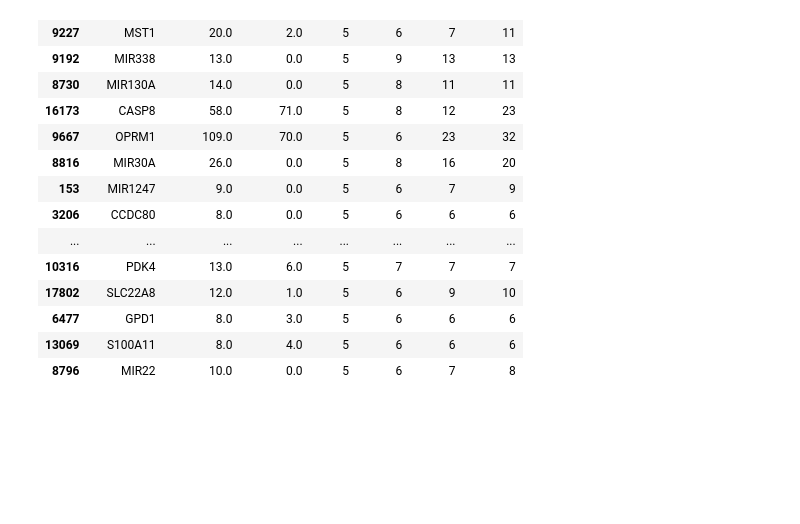
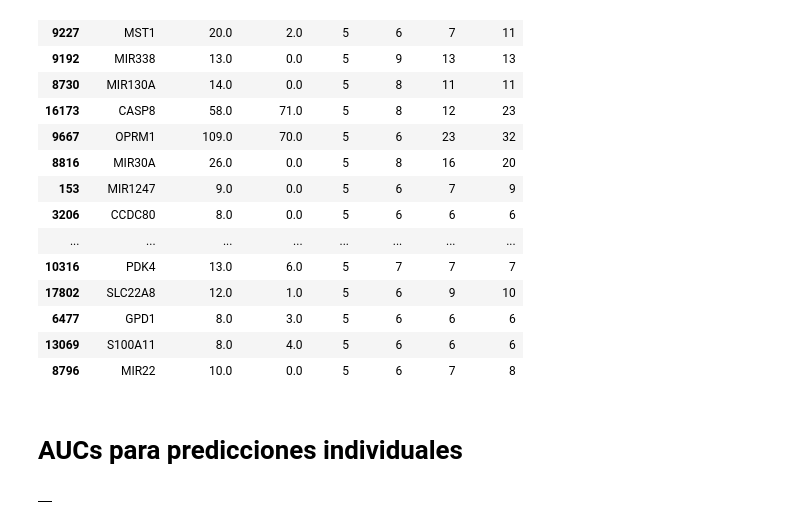
Before and after one commit to ingridheuer/gcnn_gdas, a Jupyter notebook: exploration/notebooks/pipeline_exploration/explore_predictions.ipynb, the cells around one changed output. Saved outputs shown, nothing was run; the diff lists cells and outputs as text; code cells hidden in the pictures; blank space fills up the shorter version.

```diff
--- a/exploration/notebooks/pipeline_exploration/explore_predictions.ipynb
+++ b/exploration/notebooks/pipeline_exploration/explore_predictions.ipynb
@@ -370,3 +371,45 @@ summary_gene_evals.sort_values(by="hits_5",ascending=False)[:20]
 | 6477 | GPD1 | 8.0 | 3.0 | 5 | 6 | 6 | 6 |
 | 13069 | S100A11 | 8.0 | 4.0 | 5 | 6 | 6 | 6 |
 | 8796 | MIR22 | 10.0 | 0.0 | 5 | 6 | 7 | 8 |
+# %% [markdown]
+# AUCs para predicciones individuales
+# %%
+
+
+# node_index = 25249
+# preds = prioritize(node_index,encodings,df)
+# testing_edges = new_full_df[(new_full_df.dataset == "validation") & (new_full_df.disease == node_index) & (new_full_df.edge_subtype == "supervision")][["gene_protein","label"]]
+# scores = preds.merge(testing_edges, left_on="node_index",right_on="gene_protein",how="right")[["score","label"]]
+# auc = round(roc_auc_score(scores.label.values,scores.score.values),3)
+
+disease_evals = {}
+for node_index in tqdm(df[df.node_type == "disease"].index.values):
+    preds = prioritize(node_index,encodings,df)
+    testing_edges = new_full_df[(new_full_df.dataset == "validation") & (new_full_df.disease == node_index) & (new_full_df.edge_subtype == "supervision")][["gene_protein","label"]]
+    if len(testing_edges) != 0:
+        if len(testing_edges.label.unique()) > 1:
+            scores = preds.merge(testing_edges, left_on="node_index",right_on="gene_protein",how="right")[["score","label"]]
+            auc = round(roc_auc_score(scores.label.values,scores.score.values),3)
+            pos,neg = scores.label.value_counts()
+            balance = pos/neg
+            disease_evals[node_index] = {"auc":auc, "num_samples":len(scores), "balance":balance}
+# %%
+gene_evals = {}
+for node_index in tqdm(df[df.node_type == "gene_protein"].index.values):
+    preds = prioritize(node_index,encodings,df)
+    testing_edges = new_full_df[(new_full_df.dataset == "validation") & (new_full_df.disease == node_index) & (new_full_df.edge_subtype == "supervision")][["disease","label"]]
+
+    if len(testing_edges) != 0:
+        if len(testing_edges.label.unique()) > 1:
+            scores = preds.merge(testing_edges, left_on="node_index",right_on="disease",how="right")[["score","label"]]
+            auc = round(roc_auc_score(scores.label.values,scores.score.values),3)
+            pos,neg = scores.label.value_counts()
+            balance = pos/neg
+            gene_evals[node_index] = {"auc":auc, "num_samples":len(scores), "balance":balance}
+# %%
+disease_auc = pd.DataFrame(disease_evals).T
+gene_auc = pd.DataFrame(gene_evals).T
+# %%
+gene_auc
+# %% [output]
+|  |
```
Also changed, not shown: parts of 1 cell of this notebook, 1 other file.
